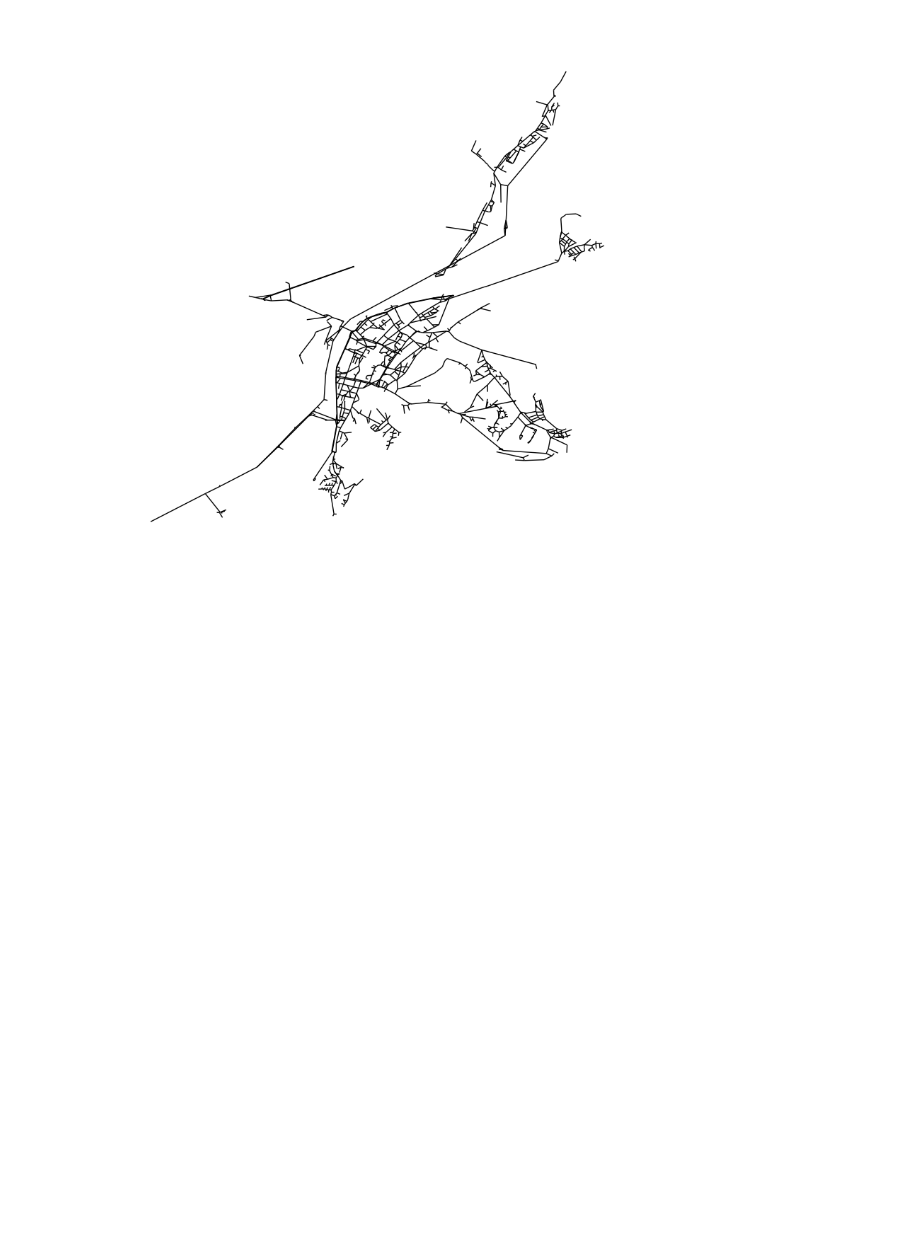
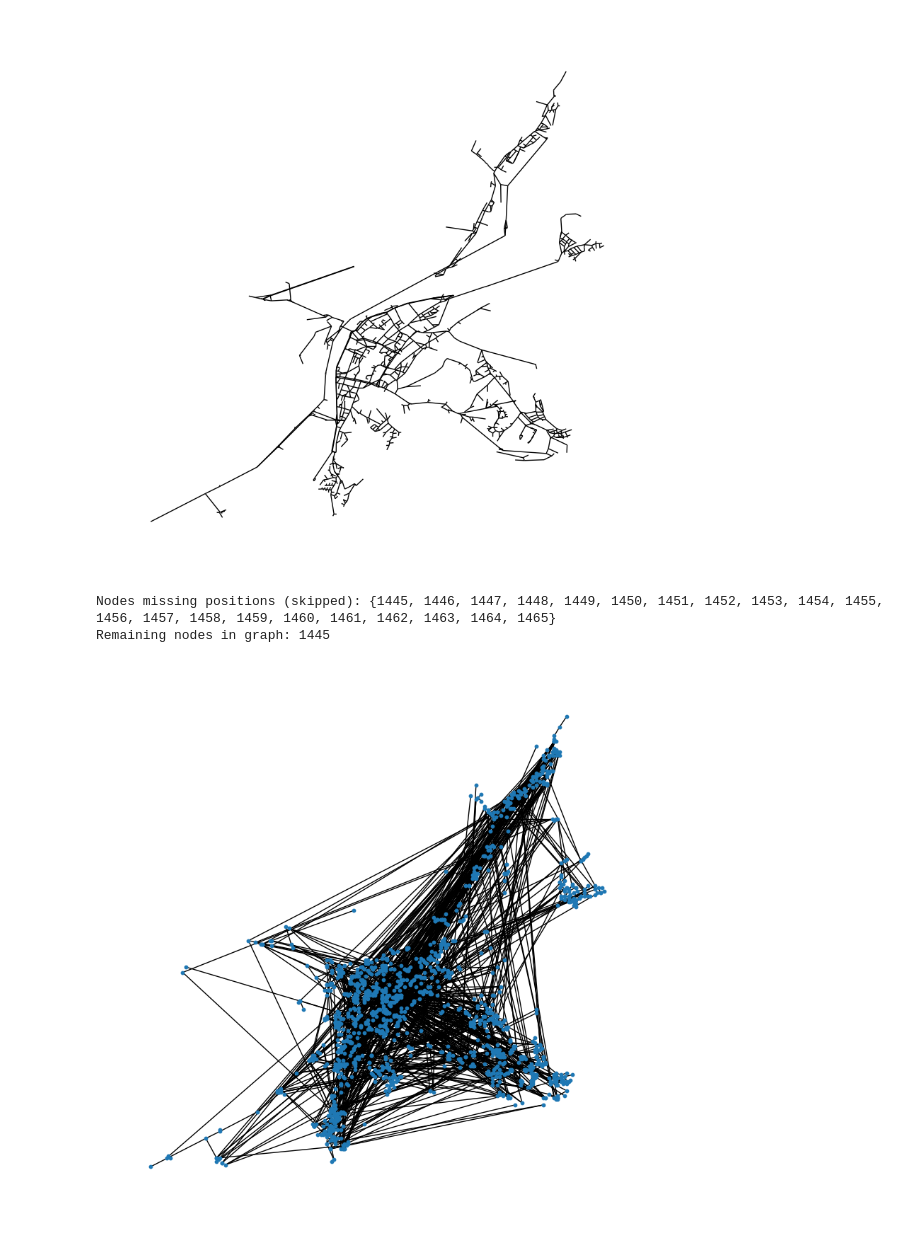
Before and after one commit to naveen-malla/Synthetic_City_Generator, a Jupyter notebook: get_trier_map.ipynb, the cells around one changed output. Drawn from its saved outputs; the diff is of its cells as text; code cells hidden in the pictures; blank space fills up the shorter version.

```diff
--- a/get_trier_map.ipynb
+++ b/get_trier_map.ipynb
@@ -186,7 +226,7 @@ simplified_G = nx.Graph(reconstructed_G)  # convert to simple graph removing mul
 
 # Add coordinates to nodes
 for node_id, node_data in loaded_nodes.iterrows():
-    nx.set_node_attributes(simplified_G, {node_id: {'y': node_data['y'], 'x': node_data['x']}})
+    nx.set_node_attributes(simplified_G, {node_id: {'y': node_data['y_inv'], 'x': node_data['x_inv']}})
 
 # Extract the positions dictionary for node placement
 positions = {node_id: (data['x'], data['y']) for node_id, data in loaded_nodes.iterrows()}
@@ -206,3 +246,69 @@ plt.axis('off')
 plt.show()
 # %% [output]
 [figure]
+# %%
+import osmnx as ox
+import networkx as nx
+import numpy as np
+import pandas as pd
+import matplotlib.pyplot as plt
+
+# Load adjacency matrix and node coordinates
+loaded_dense_matrix = np.loadtxt("adjacency_matrix.csv", delimiter=",")
+loaded_nodes = pd.read_csv("transformed_coordinates.csv", index_col=0)
+
+# Create the graph from the adjacency matrix
+reconstructed_G = nx.from_numpy_array(loaded_dense_matrix, create_using=nx.DiGraph())
+
+# Assign IDs correctly
+mapping = {i: index for i, index in enumerate(loaded_nodes.index)}
+
+# Relabel nodes in the graph
+reconstructed_G = nx.relabel_nodes(reconstructed_G, mapping)
+
+# Remove self-loops
+self_loops = list(nx.selfloop_edges(reconstructed_G))
+reconstructed_G.remove_edges_from(self_loops)
+
+# Removing multi-edges (convert to a simple undirected graph since this removes duplicate/multi-edges)
+simplified_G = nx.Graph(reconstructed_G)
+
+# Add the coordinates (use `x_inv` and `y_inv` as column names)
+for node_id, node_data in loaded_nodes.iterrows():
+    nx.set_node_attributes(simplified_G, {node_id: {'y': node_data['y_inv'], 'x': node_data['x_inv']}})
+
+# Extract the positions dictionary based on valid coordinates
+existing_positions = {node_id: (data['x_inv'], data['y_inv']) for node_id, data in loaded_nodes.iterrows()}
+
+# Filter out nodes that are missing positions
+nodes_in_graph = set(simplified_G.nodes())
+nodes_with_positions = set(existing_positions.keys())
+
+# Find the nodes in the graph that are missing positions and remove them from the graph
+nodes_missing_positions = nodes_in_graph - nodes_with_positions
+
+if nodes_missing_positions:
+    print(f"Nodes missing positions (skipped): {nodes_missing_positions}")
+    # Remove nodes without positions
+    simplified_G.remove_nodes_from(nodes_missing_positions)
+
+# Verify final number of nodes in the graph are now consistent with positions
+print(f"Remaining nodes in graph: {len(simplified_G.nodes())}")
+
+# Set up the plot
+fig, ax = plt.subplots(figsize=(10, 10), facecolor='black')
+fig.patch.set_facecolor('black')
+
+# Draw the final graph with nodes and their positions
+nx.draw(
+    simplified_G, pos=existing_positions, with_labels=False, arrows=False,
+    node_size=10, edge_color='black', width=1, ax=ax
+)
+
+# Adjust plot aesthetics
+plt.axis('off')  # Turn off the axis
+plt.show()
+# %% [output]
+Nodes missing positions (skipped): {1445, 1446, 1447, 1448, 1449, 1450, 1451, 1452, 1453, 1454, 1455, 1456, 1457, 1458, 1459, 1460, 1461, 1462, 1463, 1464, 1465}
+Remaining nodes in graph: 1445
+[figure, added]
```
Also changed, not shown: parts of 5 cells of this notebook.
